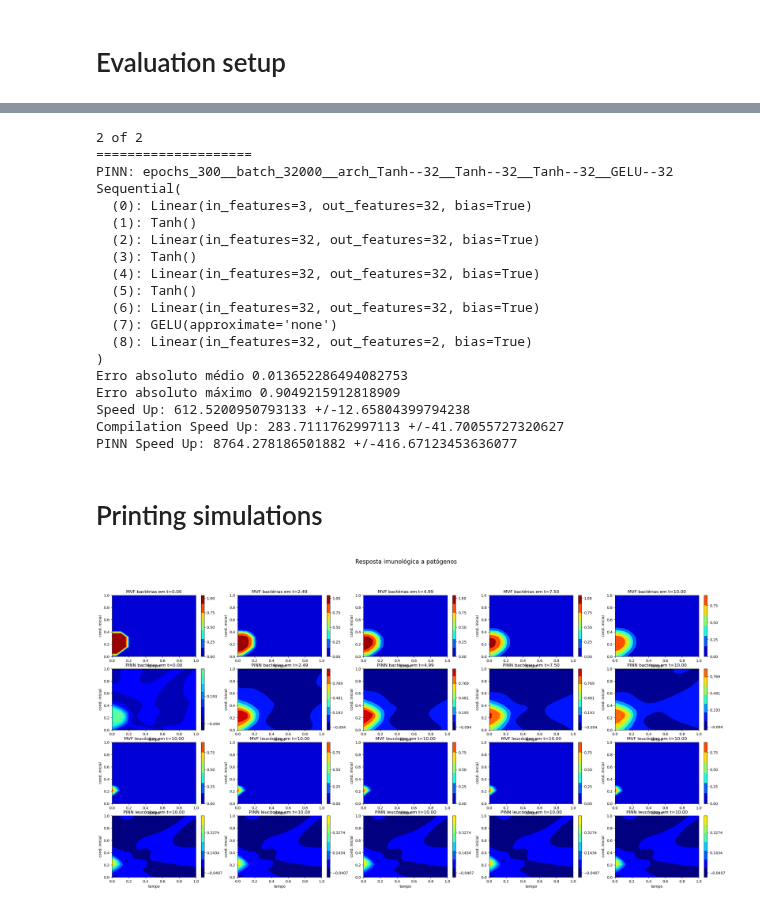
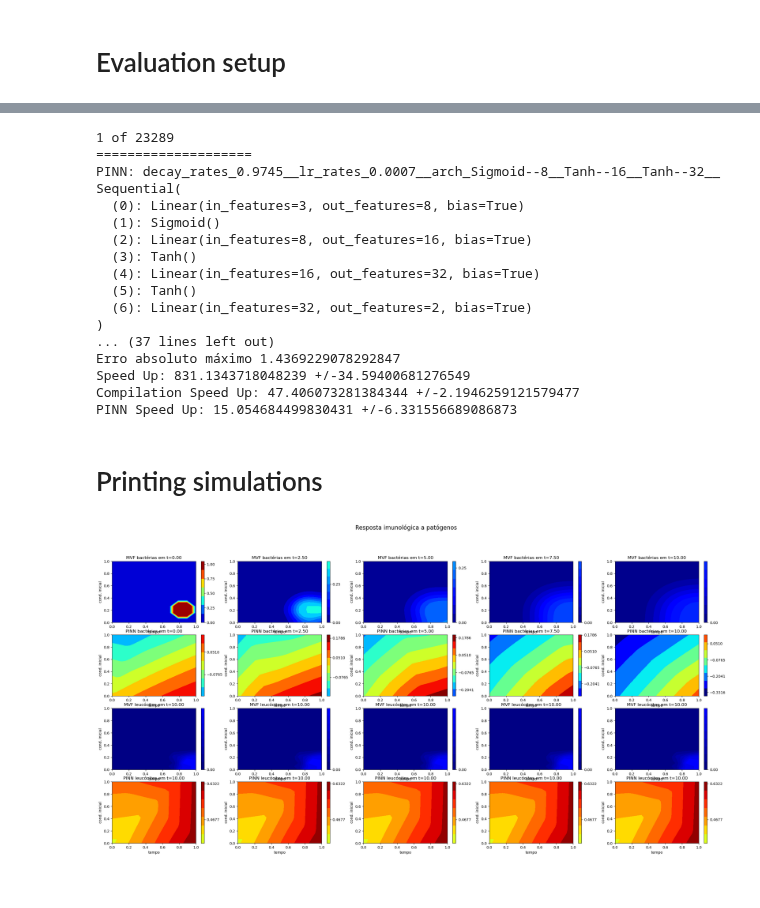
Before and after one commit to Esterci/2D_imune_edema_pinn, a Jupyter notebook: 2D/edp_t_x_y/pinn_model.ipynb, the cells around one changed output, grey strips where cells are left out. Cells and saved outputs as stored; diff of their text form; code cells hidden in the pictures.

Commit message:
PINN inference protoype ready

```diff
--- a/2D/edp_t_x_y/pinn_model.ipynb
+++ b/2D/edp_t_x_y/pinn_model.ipynb
@@ -1795,13 +1795,15 @@ def load_model(file_name, device):
 
     arch_str = (
         ("__")
-        .join(file_name.split("/")[-1].split(".")[0].split("__")[2:])
+        .join(file_name.split("/")[-1].split(".pt")[0].split("__")[2:])
         .split("arch_")[-1]
     )
 
     model = generate_model(arch_str).to(device)
 
-    model.load_state_dict(torch.load(cwd + "/" + file_name, weights_only=True))
+    model.load_state_dict(
+        torch.load(cwd + "/" + file_name, weights_only=True, map_location=device)
+    )
 
     print(model.eval())
 
@@ -1924,7 +1921,7 @@ norm_x_tc = x_scaler.normalize(x_tc)
 norm_y_tc = y_scaler.normalize(y_tc)
 norm_target = target_scaler.normalize(target)
 
-for nn_num, nn_file in enumerate(nn_list):
+for nn_num, nn_file in enumerate(nn_list[0:3]):
 
     if nn_file.split(".")[-1]=="pt":
 
@@ -2041,25 +2038,23 @@ for nn_num, nn_file in enumerate(nn_list):
                 # Reading from json file
                 pk.dump(prediction, openfile)
 # %% [output]
-2 of 2
+1 of 23289
 ====================
-PINN: epochs_300__batch_32000__arch_Tanh--32__Tanh--32__Tanh--32__GELU--32
+PINN: decay_rates_0.9745__lr_rates_0.0007__arch_Sigmoid--8__Tanh--16__Tanh--32__
 Sequential(
-  (0): Linear(in_features=3, out_features=32, bias=True)
-  (1): Tanh()
-  (2): Linear(in_features=32, out_features=32, bias=True)
+  (0): Linear(in_features=3, out_features=8, bias=True)
+  (1): Sigmoid()
+  (2): Linear(in_features=8, out_features=16, bias=True)
   (3): Tanh()
-  (4): Linear(in_features=32, out_features=32, bias=True)
+  (4): Linear(in_features=16, out_features=32, bias=True)
   (5): Tanh()
-  (6): Linear(in_features=32, out_features=32, bias=True)
-  (7): GELU(approximate='none')
-  (8): Linear(in_features=32, out_features=2, bias=True)
+  (6): Linear(in_features=32, out_features=2, bias=True)
 )
-Erro absoluto médio 0.013652286494082753
-Erro absoluto máximo 0.9049215912818909
-Speed Up: 612.5200950793133 +/-12.65804399794238
-Compilation Speed Up: 283.7111762997113 +/-41.70055727320627
-PINN Speed Up: 8764.278186501882 +/-416.67123453636077
+... (37 lines left out)
+Erro absoluto máximo 1.4369229078292847
+Speed Up: 831.1343718048239 +/-34.59400681276549
+Compilation Speed Up: 47.406073281384344 +/-2.1946259121579477
+PINN Speed Up: 15.054684499830431 +/-6.331556689086873
 # %% [markdown]
 # Printing simulations
 # %%
@@ -2067,17 +2062,15 @@ import matplotlib.pyplot as plt
 # %%
 Cl_pinn_device, Cp_pinn_device = pred_pinn_dev.split(1, dim=1)
 
-Cl_pinn_np = Cl_pinn_device.cpu().detach().numpy().reshape(simp_Cl_fvm.shape)
-Cp_pinn_np = Cp_pinn_device.cpu().detach().numpy().reshape(simp_Cl_fvm.shape)
+Cl_pinn_np = Cl_pinn_device.cpu().detach().numpy().reshape(Cp_fvm.shape)
+Cp_pinn_np = Cp_pinn_device.cpu().detach().numpy().reshape(Cp_fvm.shape)
 
 Cl_target_dev, Cp_target_dev = norm_target.split(1, dim=1)
 
-Cl_target_np = Cl_target_dev.cpu().detach().numpy().reshape(simp_Cl_fvm.shape)
-Cp_target_np = Cp_target_dev.cpu().detach().numpy().reshape(simp_Cl_fvm.shape)
+Cl_target_np = Cl_target_dev.cpu().detach().numpy().reshape(Cp_fvm.shape)
+Cp_target_np = Cp_target_dev.cpu().detach().numpy().reshape(Cp_fvm.shape)
 # %%
-t = np.linspace(t_dom[0], t_dom[-1], num=size_t, endpoint=True, dtype=np.float32)[
-    choosen_points
-]
+t = np.linspace(t_dom[0], t_dom[-1], num=size_t, endpoint=True, dtype=np.float32)
 x = np.linspace(x_dom[0], x_dom[-1], num=size_x, endpoint=True, dtype=np.float32)
 y = np.linspace(y_dom[0], y_dom[-1], num=size_y, endpoint=True, dtype=np.float32)
 
@@ -2149,31 +2142,31 @@ for i, time_inst in enumerate(time_plot):
 
     ax.set_title("MVF leucócitos em t={:.2f}".format(t[it]))
     ax.set_xlabel("tempo")
     ax.set_ylabel("cond. inicial")
     colobar = fig.colorbar(contour, ticks=np.linspace(vmin, vmax, num=5))
 
 
 for i, it in enumerate(time_plot):
     # Plotango 3D
     ax = fig.add_subplot(4, len(time_plot), i + len(time_plot) * 3 + 1)
 
     vmin = np.min(Cl_pinn_np)
     vmax = np.max(Cl_pinn_np)
 
     contour = ax.contourf(
         X,
         Y,
         Cl_pinn_np[time_inst],
         cmap="jet",
         vmin=vmin,
         vmax=vmax,
     )
 
     ax.set_title("PINN leucócitos em t={:.2f}".format(t[time_inst]))
     ax.set_xlabel("tempo")
     ax.set_ylabel("cond. inicial")
     colobar = fig.colorbar(contour, ticks=np.linspace(vmin, vmax, num=5))
 
 plt.show()
 # %% [output]
-[figure, old version]
+[figure, new version]
```
Also changed, not shown: parts of 2 cells of this notebook, 3 other files.
